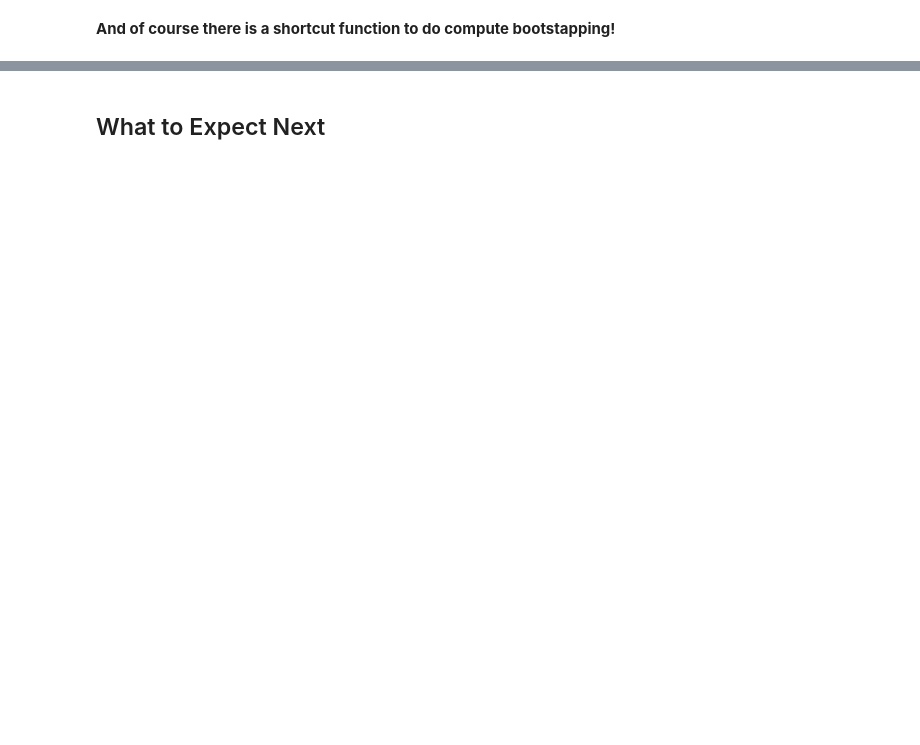
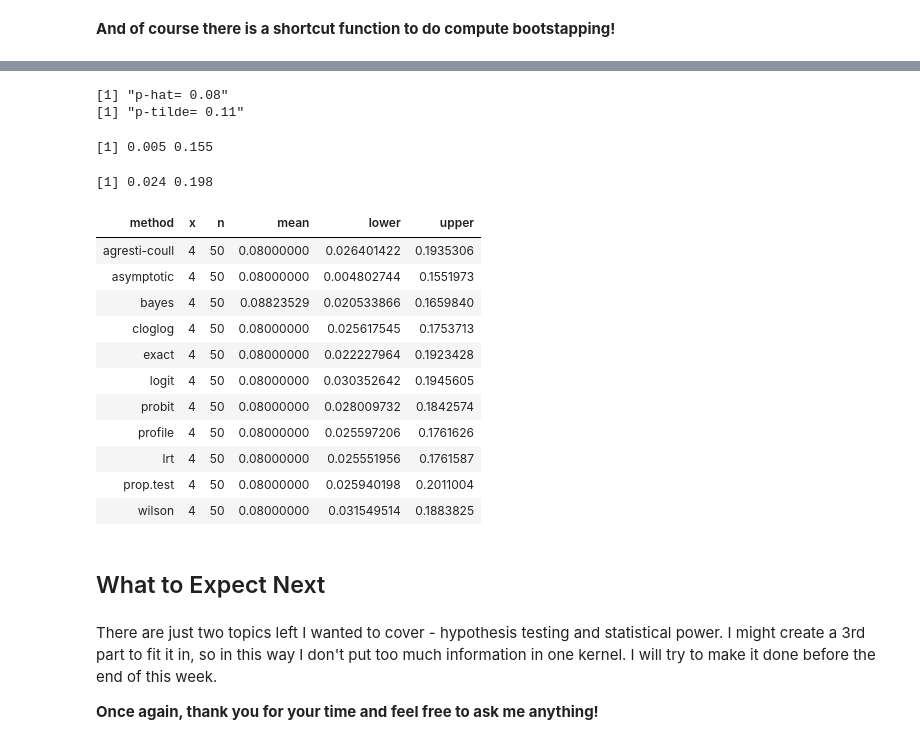
Before and after one commit to ahmetgunduz/biostatistics-in-r, a Jupyter notebook: biostatistics_pt2.ipynb, the cells around one changed output, grey strips where cells are left out. Cells and saved outputs as stored; diff of their text form; code cells hidden in the pictures; blank space fills up the shorter version.

```diff
--- a/biostatistics_pt2.ipynb
+++ b/biostatistics_pt2.ipynb
@@ -610,2 +652,51 @@ There are cases when re-sampling can give false results (not similar to populati
+# %%
+n <- 50
+hypertension <- sample(Stroke_Data$hypertension, n)
+hyper_true <- length(hypertension[hypertension == 1])
+n_tilde <- n + 4
+p_hat <- hyper_true/n
+p_tilde = (hyper_true + 2) / n_tilde
+z = qnorm(c(0.025, 0.975))
+
+print(paste0("p-hat= ", round(p_hat,2)))
+print(paste0("p-tilde= ", round(p_tilde,2)))
+# %% [output]
+[1] "p-hat= 0.08"
+[1] "p-tilde= 0.11"
+# %%
+# 95% Wald interval
+se_Wald = sqrt(p_hat * (1 - p_hat) / n)
+ci_Wald = round(p_hat + z * se_Wald, 3)
+ci_Wald
+# %% [output]
+[1] 0.005 0.155
+# %%
+# 95% Agresti/Coull interval
+se_AC = sqrt(p_tilde * (1 - p_tilde) / n)
+ci_AC = round(p_tilde + z * se_AC, 3)
+ci_AC
+# %% [output]
+[1] 0.024 0.198
+# %%
+## and as aways there is function from 'binom' package that can do all the calculations for us
+## keep the methods == "all" if you want to check intervals for different methods, not only Wald or Agresti/Coull
+binom.confint(x = hyper_true, n = n, conf.level = 0.95, methods = "all")
+# %% [output]
+| method | x | n | mean | lower | upper |
+| agresti-coull | 4 | 50 | 0.08000000 | 0.026401422 | 0.1935306 |
+| asymptotic | 4 | 50 | 0.08000000 | 0.004802744 | 0.1551973 |
+| bayes | 4 | 50 | 0.08823529 | 0.020533866 | 0.1659840 |
+| cloglog | 4 | 50 | 0.08000000 | 0.025617545 | 0.1753713 |
+| exact | 4 | 50 | 0.08000000 | 0.022227964 | 0.1923428 |
+| logit | 4 | 50 | 0.08000000 | 0.030352642 | 0.1945605 |
+| probit | 4 | 50 | 0.08000000 | 0.028009732 | 0.1842574 |
+| profile | 4 | 50 | 0.08000000 | 0.025597206 | 0.1761626 |
+| lrt | 4 | 50 | 0.08000000 | 0.025551956 | 0.1761587 |
+| prop.test | 4 | 50 | 0.08000000 | 0.025940198 | 0.2011004 |
+| wilson | 4 | 50 | 0.08000000 | 0.031549514 | 0.1883825 |
 # %% [markdown]
 ## <a id='next'>What to Expect Next</a>
+# %% [markdown]
+There are just two topics left I wanted to cover - hypothesis testing and statistical power. I might create a 3rd part to fit it in, so in this way I don't put too much information in one kernel. I will try to make it done before the end of this week.
+
+**Once again, thank you for your time and feel free to ask me anything!**
```
Also changed, not shown: parts of 11 cells of this notebook, 1 other file.
